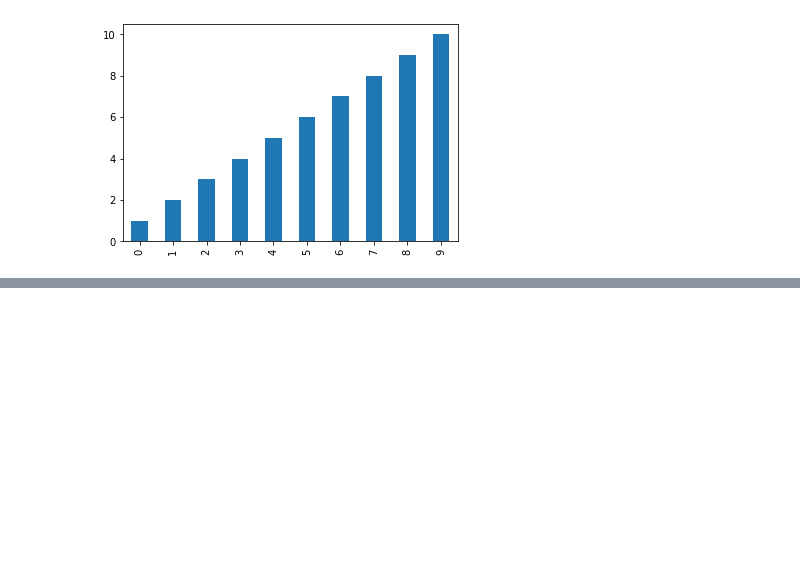
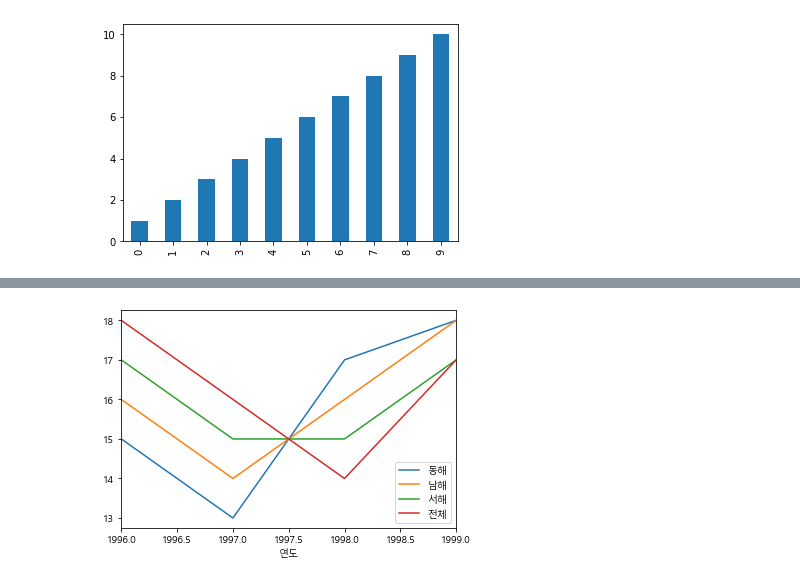
Before and after one commit to Hinen/SSU_AI_DataAnalytics, a Jupyter notebook: Week_4/Pyplot.ipynb, the cells around one changed output, grey strips where cells are left out. Drawn from its saved outputs; the diff is of its cells as text; code cells hidden in the pictures; blank space fills up the shorter version.

Commit message:
Draw Graph And Set Font

```diff
--- a/Week_4/Pyplot.ipynb
+++ b/Week_4/Pyplot.ipynb
@@ -31,3 +31,11 @@ series.plot(kind = 'bar')
 plt.show()
 # %% [output]
 [figure]
+# %%
+import matplotlib
+
+matplotlib.rcParams['font.family'] = 'Malgun Gothic' # 맑은 고딕으로 폰트 설정
+matplotlib.rcParams['axes.unicode_minus'] = False
+
+df_rain = pd.read_csv('C:/myCode/data/sea_rain1.csv', index_col="연도" )
+df_rain
@@ -33,0 +49,5 @@ plt.show()
+# %%
+df_rain.plot()
+plt.show()
+# %% [output]
+[figure, added]
```
Also changed, not shown: parts of 1 cell of this notebook, 1 other file.
